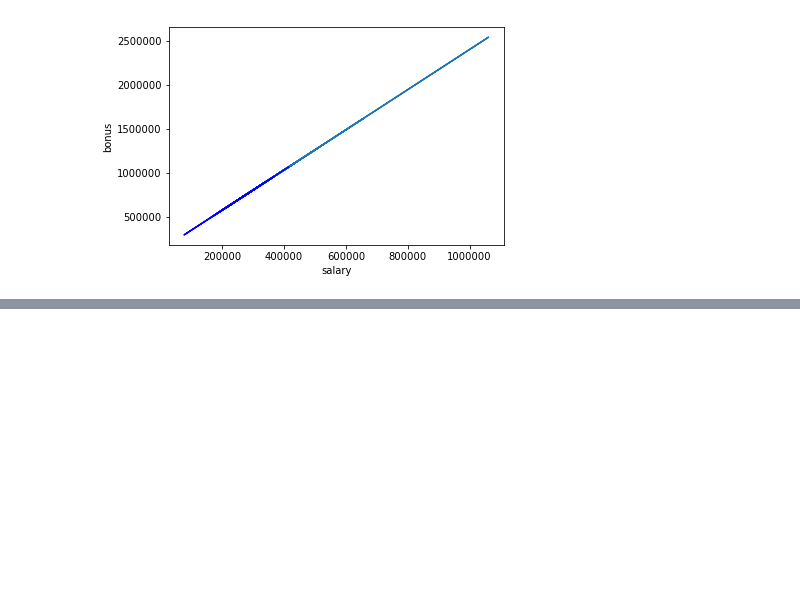
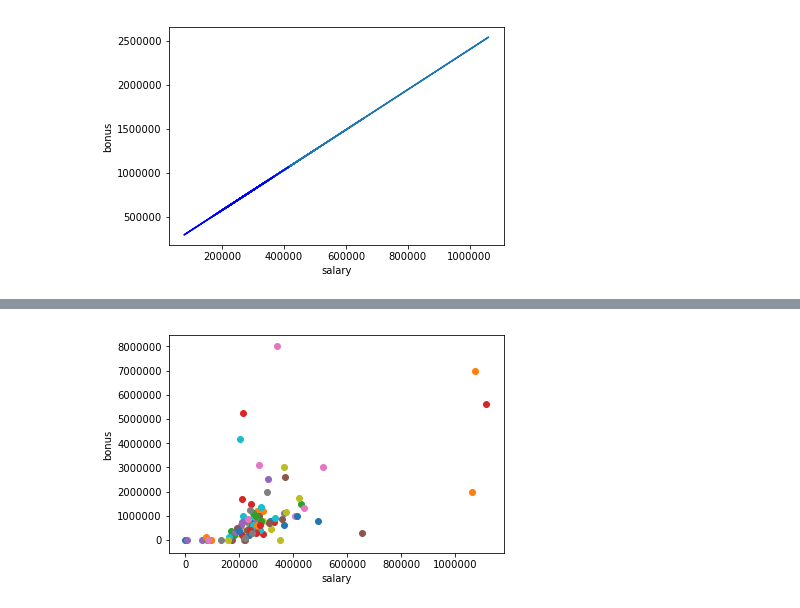
Before and after one commit to nmeliasp/Machine-Learning, a Jupyter notebook: ML - Datasets and Questions - Enron Dataset.ipynb, the cells around one changed output, grey strips where cells are left out. Saved outputs shown, nothing was run; the diff lists cells and outputs as text; code cells hidden in the pictures; blank space fills up the shorter version.

```diff
--- a/ML - Datasets and Questions - Enron Dataset.ipynb
+++ b/ML - Datasets and Questions - Enron Dataset.ipynb
@@ -534,0 +680,29 @@ plt.show()
+# %%
+# Any More Outliers?
+import pickle
+import sys
+import matplotlib.pyplot
+from feature_format import featureFormat, targetFeatureSplit
+
+
+### read in data dictionary, convert to numpy array
+data_dict = pickle.load( open("final_project_dataset.pkl", "r") )
+features = ["salary", "bonus"]
+# Removing and checking for more outliers
+data_dict.pop('TOTAL',0)
+data = featureFormat(data_dict, features)
+
+
+### your code below
+
+
+for point in data:
+    salary = point[0]
+    bonus = point[1]
+    matplotlib.pyplot.scatter( salary, bonus )
+
+matplotlib.pyplot.xlabel("salary")
+matplotlib.pyplot.ylabel("bonus")
+matplotlib.pyplot.show()
+# %% [output]
+[figure, added]
```
Also changed, not shown: parts of 7 cells of this notebook.
